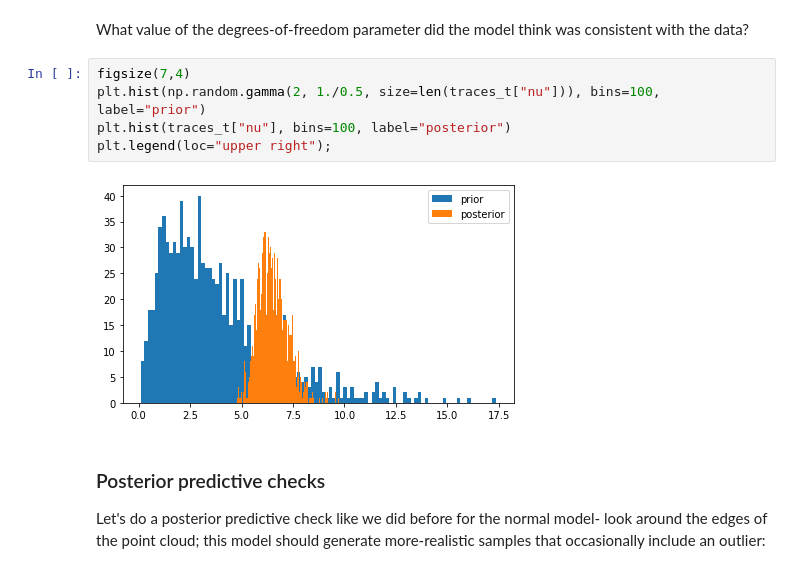
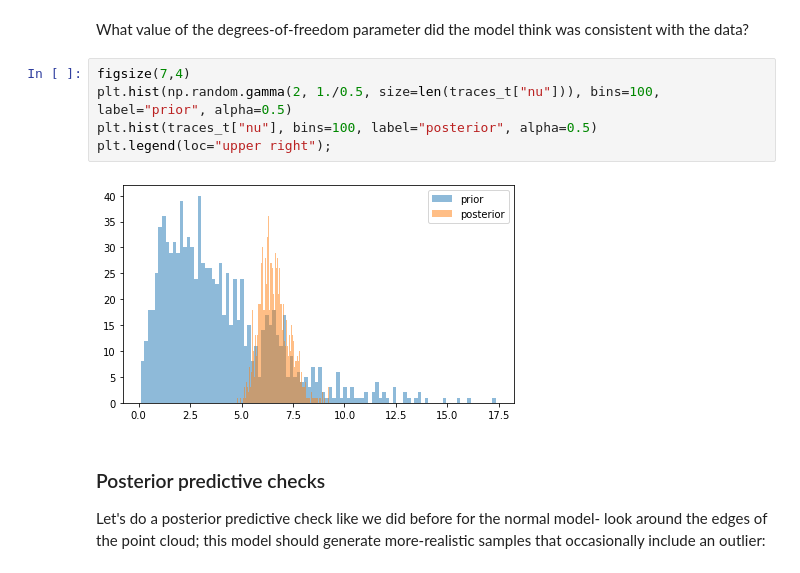
Before and after one commit to prior-knowledge/bayestime, a Jupyter notebook: extras/extras_02_outlier_resistant_regression.ipynb, the cells around one changed output. Saved outputs shown, nothing was run; the diff lists cells and outputs as text.

```diff
--- a/extras/extras_02_outlier_resistant_regression.ipynb
+++ b/extras/extras_02_outlier_resistant_regression.ipynb
@@ -239,11 +260,11 @@ traces_t = fit_t.extract()
 What value of the degrees-of-freedom parameter did the model think was consistent with the data?
 # %%
 figsize(7,4)
-plt.hist(np.random.gamma(2, 1./0.5, size=len(traces_t["nu"])), bins=100, label="prior")
-plt.hist(traces_t["nu"], bins=100, label="posterior")
+plt.hist(np.random.gamma(2, 1./0.5, size=len(traces_t["nu"])), bins=100, label="prior", alpha=0.5)
+plt.hist(traces_t["nu"], bins=100, label="posterior", alpha=0.5)
 plt.legend(loc="upper right");
 # %% [output]
-[figure, old version]
+[figure, new version]
 # %% [markdown]
 ### Posterior predictive checks
 
```
Also changed, not shown: parts of 12 cells of this notebook.
